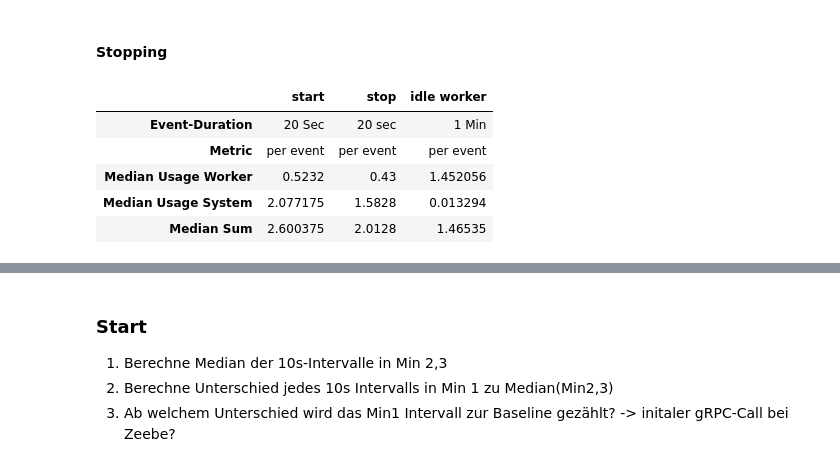
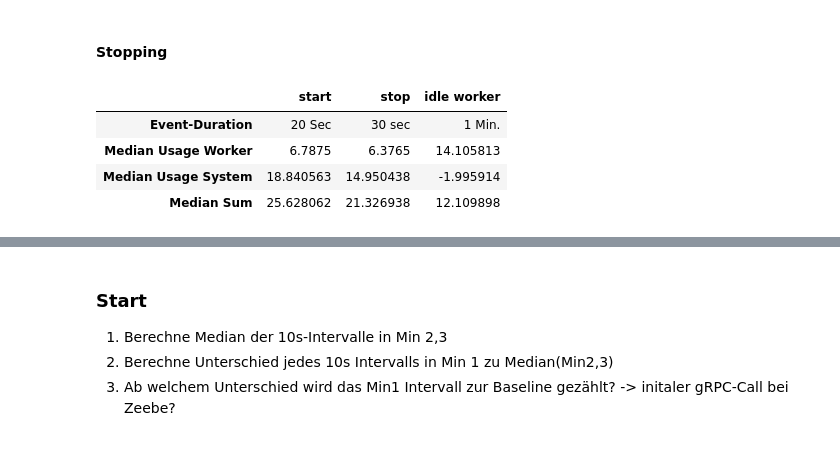
Before and after one commit to JayJabowski/camunda-8-worker-energy-efficiency-analysis, a Jupyter notebook: worker-measurements/Starting_Workers_1.3.ipynb, the cells around one changed output, grey strips where cells are left out. Cells and saved outputs as stored; diff of their text form; code cells hidden in the pictures.

```diff
--- a/worker-measurements/Starting_Workers_1.3.ipynb
+++ b/worker-measurements/Starting_Workers_1.3.ipynb
@@ -599,56 +408,52 @@ is_idle_stop
 #### Start
 # %%
 start_interval_begin = 0
-start_interval_end = 4
+start_interval_end = 2
 
 start = pd.Series()
 start['Event-Duration'] = '20 Sec'
-start['Metric'] = 'per event'
-start['Median Usage Worker'] = worker_clean.median(axis='columns')[start_interval_begin:start_interval_end].sum()
-# start['Median Usage zeebe'] = camunda_clean.median(axis='columns')[start_interval_begin:start_interval_end].sum()
-# start['Median Usage Kubernetees'] = kube_clean.median(axis='columns')[start_interval_begin:start_interval_end].sum()
-start['Median Usage System'] = system_clean.median(axis='columns')[start_interval_begin:start_interval_end].sum()
-start['Median Sum'] = start[2:6].sum()
+
+
+# create medians for all intervals.
+# medians are inaverage  Ws / s for 10 Seconds.
+# Values should be multiplied by 10 to reflect amount of actually consumed Ws
+
+start['Median Usage Worker'] = worker_clean.median(axis='columns')[start_interval_begin:start_interval_end].sum() * 10
+start['Median Usage System'] = system_clean.median(axis='columns')[start_interval_begin:start_interval_end].sum() * 10
+start['Median Sum'] = start['Median Usage System'] + start['Median Usage Worker']
 # %% [markdown]
 #### Worker-Leerlauf
 # %%
-worker_idle = pd.Series()
-worker_idle['Event-Duration'] = '1 Min'
-worker_idle['Metric'] = 'per event'
-worker_idle['Median Usage Worker'] = worker_clean.median(axis='columns')[2:18].sum() / (16/6)
-# worker_idle['Median Usage zeebe'] = camunda_clean.median(axis='columns')[2:18].sum()
-# worker_idle['Median Usage Kubernetees'] = kube_clean.median(axis='columns')[2:18].sum()
-worker_idle['Median Usage System'] = system_clean.median(axis='columns')[2:18].sum() / (16/6)
-worker_idle['Median Sum'] = worker_idle[2:6].sum()
+idle_worker_per_min = pd.Series()
+idle_worker_per_min['Event-Duration'] = '1 Min.'
+idle_worker_per_min['Median Usage Worker'] = worker_clean.median(axis='columns')[2:18].sum() / (16/6) * 10
+idle_worker_per_min['Median Usage System'] = system_clean.median(axis='columns')[2:18].sum() / (16/6) * 10
+idle_worker_per_min['Median Sum'] = idle_worker_per_min['Median Usage System'] + idle_worker_per_min['Median Usage Worker']
 # %% [markdown]
 #### Stopping
 # %%
 stop_interval_begin = 18
-stop_interval_end = 20
+stop_interval_end = 21
 
 stop = pd.Series()
-stop['Event-Duration'] = '20 sec'
-stop['Metric'] = 'per event'
-stop['Median Usage Worker'] = worker_clean.median(axis='columns')[stop_interval_begin:stop_interval_end].sum()
-# stop['Median Usage zeebe'] = camunda_clean.median(axis='columns')[stop_interval_begin:stop_interval_end].sum()
-# stop['Median Usage Kubernetees'] = kube_clean.median(axis='columns')[stop_interval_begin:stop_interval_end].sum()
-stop['Median Usage System'] = system_clean.median(axis='columns')[stop_interval_begin:stop_interval_end].sum()
-stop['Median Sum'] = stop[2:6].sum()
+stop['Event-Duration'] = '30 sec'
+stop['Median Usage Worker'] = worker_clean.median(axis='columns')[stop_interval_begin:stop_interval_end].sum() * 10
+stop['Median Usage System'] = system_clean.median(axis='columns')[stop_interval_begin:stop_interval_end].sum() * 10
+stop['Median Sum'] = stop['Median Usage System'] + stop['Median Usage Worker']
 # %%
 phases = pd.DataFrame()
 
 phases['start'] = start
 phases['stop'] = stop
-phases['idle worker'] = worker_idle
+phases['idle worker'] = idle_worker_per_min
 
 phases
 # %% [output]
 |  | start | stop | idle worker |
-| Event-Duration | 20 Sec | 20 sec | 1 Min |
-| Metric | per event | per event | per event |
-| Median Usage Worker | 0.5232 | 0.43 | 1.452056 |
-| Median Usage System | 2.077175 | 1.5828 | 0.013294 |
-| Median Sum | 2.600375 | 2.0128 | 1.46535 |
+| Event-Duration | 20 Sec | 30 sec | 1 Min. |
+| Median Usage Worker | 6.7875 | 6.3765 | 14.105813 |
+| Median Usage System | 18.840563 | 14.950438 | -1.995914 |
+| Median Sum | 25.628062 | 21.326938 | 12.109898 |
 # %%
 total_cost_scaling = phases.loc['Median Sum','start'] + phases.loc['Median Sum','stop']
 
```
Also changed, not shown: parts of 24 cells of this notebook, 15 other files.
